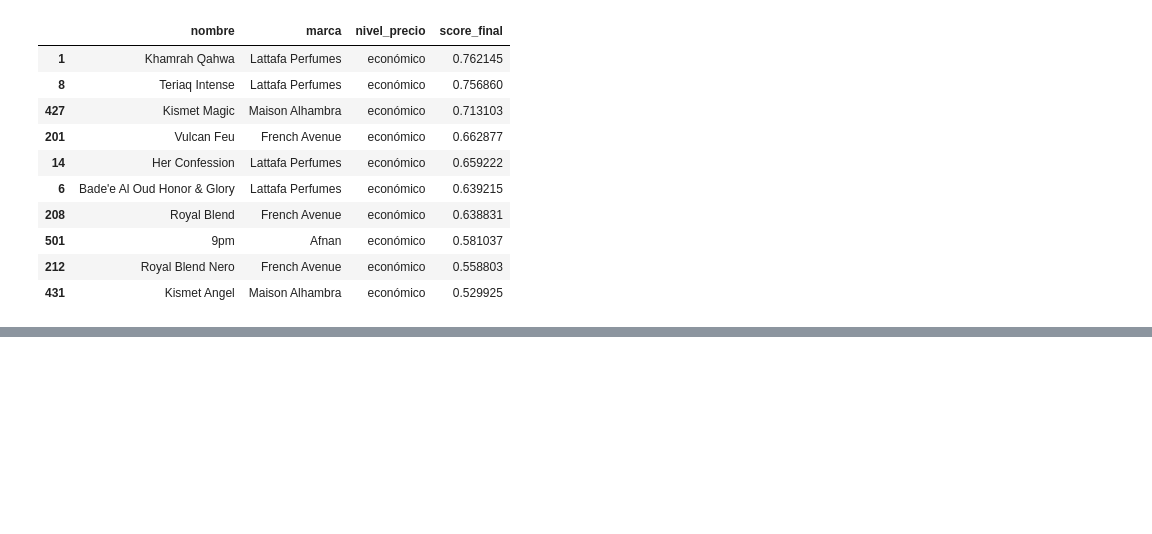
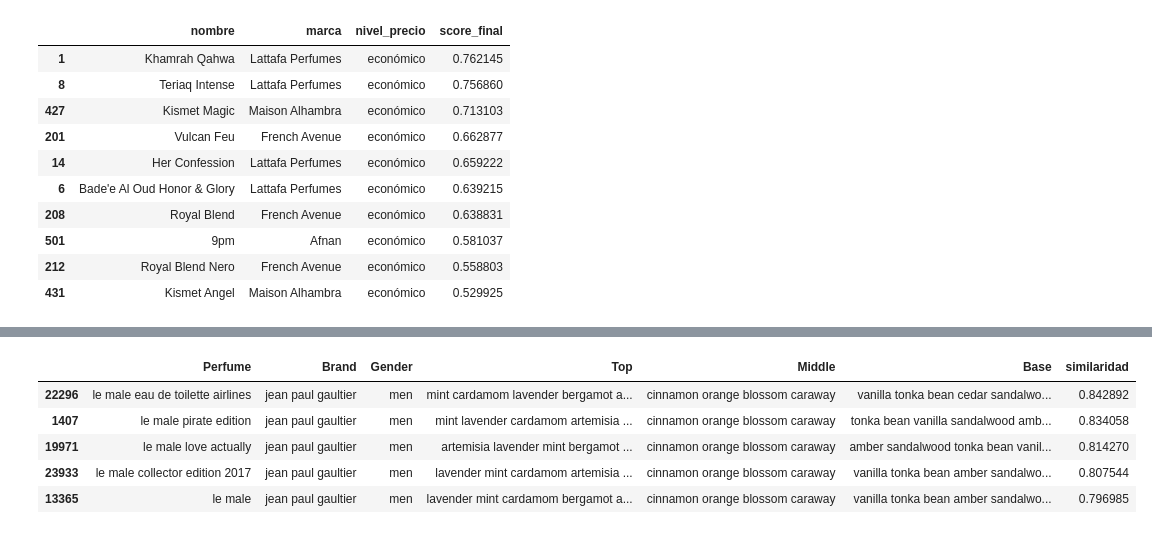
Before and after one commit to LuisAntonioGI13/perfume-recommender-ai, a Jupyter notebook: notebooks/desarrollo_modelo.ipynb, the cells around one changed output, grey strips where cells are left out. Saved outputs shown, nothing was run; the diff lists cells and outputs as text; code cells hidden in the pictures; blank space fills up the shorter version.

```diff
--- a/notebooks/desarrollo_modelo.ipynb
+++ b/notebooks/desarrollo_modelo.ipynb
@@ -1350,0 +1446,4 @@ files.download(path + 'df_f_modelo_final.csv')
+# %%
+##Checamos la similitud
+
+cosine_sim_aux = cosine_similarity(tfidf_matrix_aux, tfidf_matrix_aux)
@@ -1350,0 +1452,28 @@ files.download(path + 'df_f_modelo_final.csv')
+# %%
+def recomendar_similares_aux(nombre_perfume, df, cosine_sim_aux, top_n=5):
+    coincidencias = df[df["Perfume"].str.contains(nombre_perfume, case=False, na=False)]
+
+    if coincidencias.empty:
+        return "Perfume no encontrado"
+
+    idx = coincidencias.index[0]
+
+    sim_scores = list(enumerate(cosine_sim_aux[idx]))
+    sim_scores = sorted(sim_scores, key=lambda x: x[1], reverse=True)
+
+    sim_scores = sim_scores[1:top_n+1]
+    perfume_indices = [i[0] for i in sim_scores]
+
+    resultados = df.iloc[perfume_indices][["Perfume", "Brand", "Gender", "Top", "Middle", "Base"]].copy()
+    resultados["similaridad"] = [score for _, score in sim_scores]
+
+    return resultados
+# %%
+recomendar_similares_aux("le male", df, cosine_sim_aux, top_n=5)
+# %% [output]
+|  | Perfume | Brand | Gender | Top | Middle | Base | similaridad |
+| 22296 | le male eau de toilette airlines | jean paul gaultier | men | mint cardamom lavender bergamot a... | cinnamon orange blossom caraway | vanilla tonka bean cedar sandalwo... | 0.842892 |
+| 1407 | le male pirate edition | jean paul gaultier | men | mint lavender cardamom artemisia ... | cinnamon orange blossom caraway | tonka bean vanilla sandalwood amb... | 0.834058 |
+| 19971 | le male love actually | jean paul gaultier | men | artemisia lavender mint bergamot ... | cinnamon orange blossom caraway | amber sandalwood tonka bean vanil... | 0.814270 |
+| 23933 | le male collector edition 2017 | jean paul gaultier | men | lavender mint cardamom artemisia ... | cinnamon orange blossom caraway | vanilla tonka bean amber sandalwo... | 0.807544 |
+| 13365 | le male | jean paul gaultier | men | lavender mint cardamom bergamot a... | cinnamon orange blossom caraway | vanilla tonka bean amber sandalwo... | 0.796985 |
```
Also changed, not shown: parts of 45 cells of this notebook, 4 other files.
